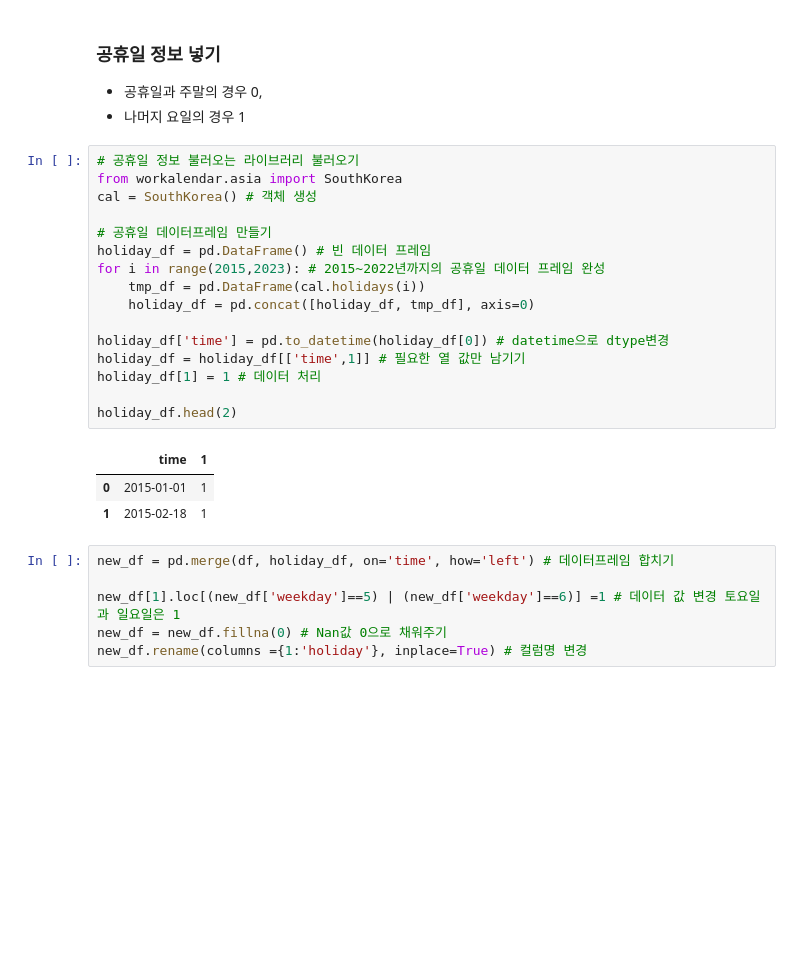
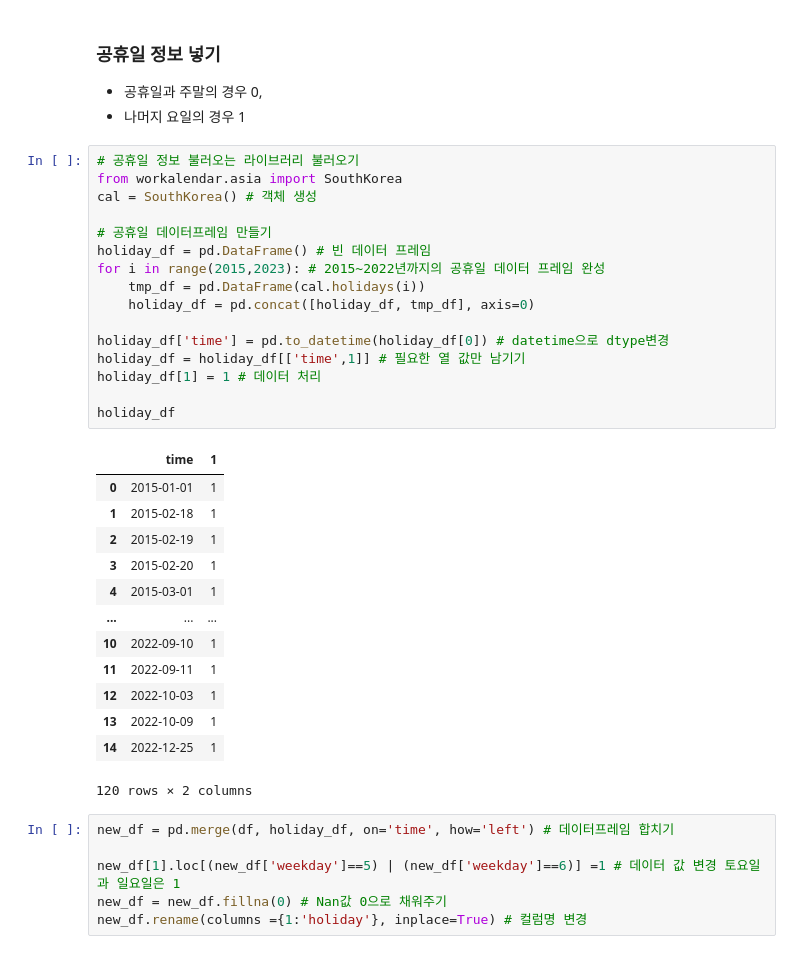
Before and after one commit to Leon-real/Study, a Jupyter notebook: 5.MachineLearning/JupyterFiles/project2/mini_project_data_processing.ipynb, the cells around one changed output. Saved outputs shown, nothing was run; the diff lists cells and outputs as text; blank space fills up the shorter version.

```diff
--- a/5.MachineLearning/JupyterFiles/project2/mini_project_data_processing.ipynb
+++ b/5.MachineLearning/JupyterFiles/project2/mini_project_data_processing.ipynb
@@ -165,23 +167,33 @@ df.head(2)
 # %%
 # 공휴일 정보 불러오는 라이브러리 불러오기
 from workalendar.asia import SouthKorea
 cal = SouthKorea() # 객체 생성
 
 # 공휴일 데이터프레임 만들기
 holiday_df = pd.DataFrame() # 빈 데이터 프레임
 for i in range(2015,2023): # 2015~2022년까지의 공휴일 데이터 프레임 완성
     tmp_df = pd.DataFrame(cal.holidays(i))
     holiday_df = pd.concat([holiday_df, tmp_df], axis=0)
 
 holiday_df['time'] = pd.to_datetime(holiday_df[0]) # datetime으로 dtype변경
 holiday_df = holiday_df[['time',1]] # 필요한 열 값만 남기기
 holiday_df[1] = 1 # 데이터 처리
 
-holiday_df.head(2)
+holiday_df
 # %% [output]
 |  | time | 1 |
 | 0 | 2015-01-01 | 1 |
 | 1 | 2015-02-18 | 1 |
+| 2 | 2015-02-19 | 1 |
+| 3 | 2015-02-20 | 1 |
+| 4 | 2015-03-01 | 1 |
+| ... | ... | ... |
+| 10 | 2022-09-10 | 1 |
+| 11 | 2022-09-11 | 1 |
+| 12 | 2022-10-03 | 1 |
+| 13 | 2022-10-09 | 1 |
+| 14 | 2022-12-25 | 1 |
+120 rows × 2 columns
 # %%
 new_df = pd.merge(df, holiday_df, on='time', how='left') # 데이터프레임 합치기
 
```
Also changed, not shown: parts of 2 cells of this notebook, 2 other files.
